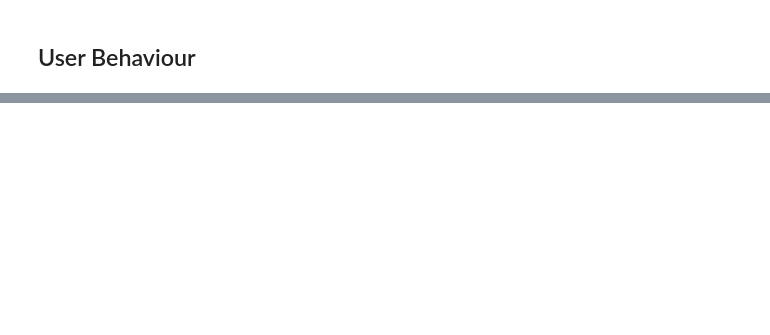
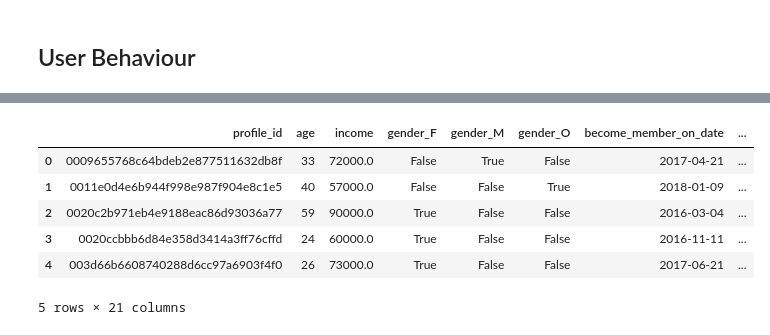
Before and after one commit to seobando/UDACITY_AWSML, a Jupyter notebook: 5 capstone-project/transform/user_behaviour.ipynb, the cells around one changed output, grey strips where cells are left out. Cells and saved outputs as stored; diff of their text form; code cells hidden in the pictures; blank space fills up the shorter version.

```diff
--- a/5 capstone-project/transform/user_behaviour.ipynb
+++ b/5 capstone-project/transform/user_behaviour.ipynb
@@ -136 +164,25 @@ transcript.head()
+# %%
+group_by = [
+    'profile_id',
+    'age',
+    'income',
+    'gender_F',
+    'gender_M',
+    'gender_O',
+    'become_member_on_date',
+    'days_since_last_member'
+    ]
+
+aggregated_columns = list(set(user_behaviour.columns)-set(group_by))
+# %%
+user_behaviour_grouped = user_behaviour.groupby(group_by)[aggregated_columns].sum().reset_index()
+user_behaviour_grouped.head()
+# %% [output]
+|  | profile_id | age | income | gender_F | gender_M | gender_O | become_member_on_date | ... |
+| 0 | 0009655768c64bdeb2e877511632db8f | 33 | 72000.0 | False | True | False | 2017-04-21 | ... |
+| 1 | 0011e0d4e6b944f998e987f904e8c1e5 | 40 | 57000.0 | False | False | True | 2018-01-09 | ... |
+| 2 | 0020c2b971eb4e9188eac86d93036a77 | 59 | 90000.0 | True | False | False | 2016-03-04 | ... |
+| 3 | 0020ccbbb6d84e358d3414a3ff76cffd | 24 | 60000.0 | True | False | False | 2016-11-11 | ... |
+| 4 | 003d66b6608740288d6cc97a6903f4f0 | 26 | 73000.0 | True | False | False | 2017-06-21 | ... |
+5 rows × 21 columns
 # %%
```
Also changed, not shown: parts of 6 cells of this notebook, 19 other files.
